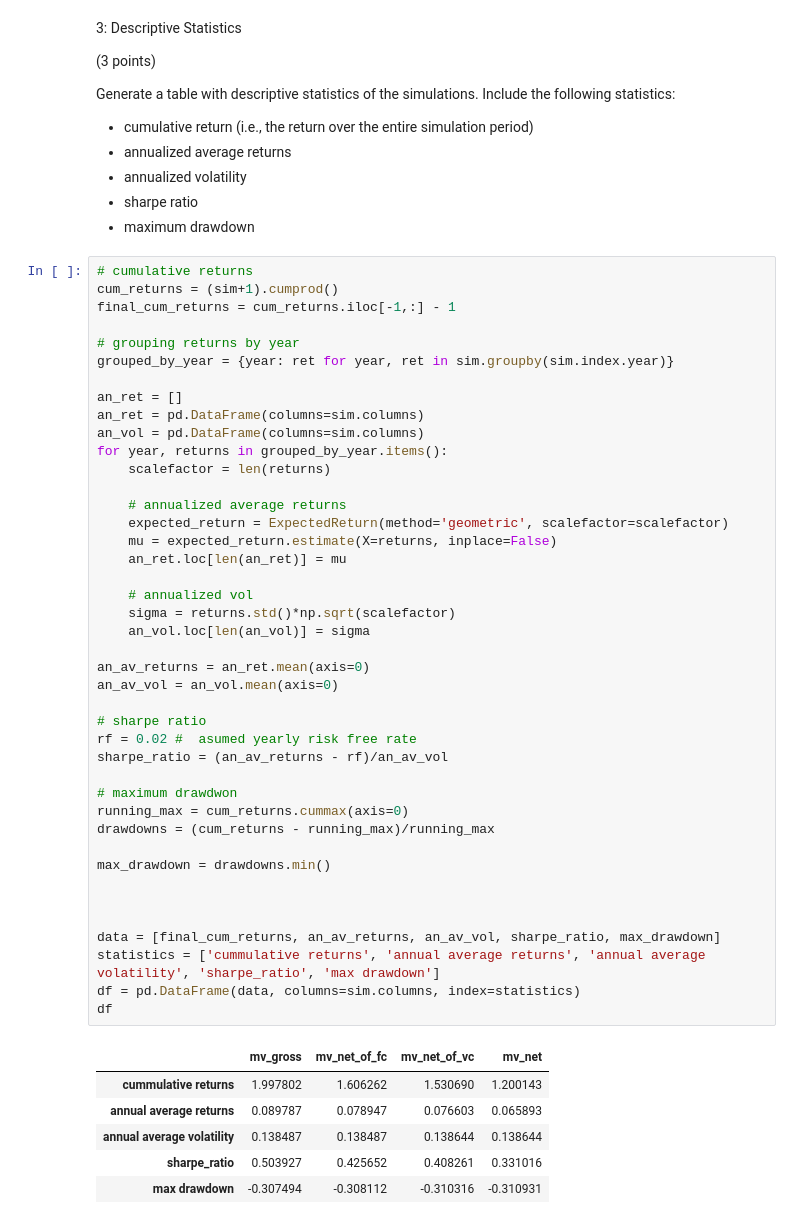
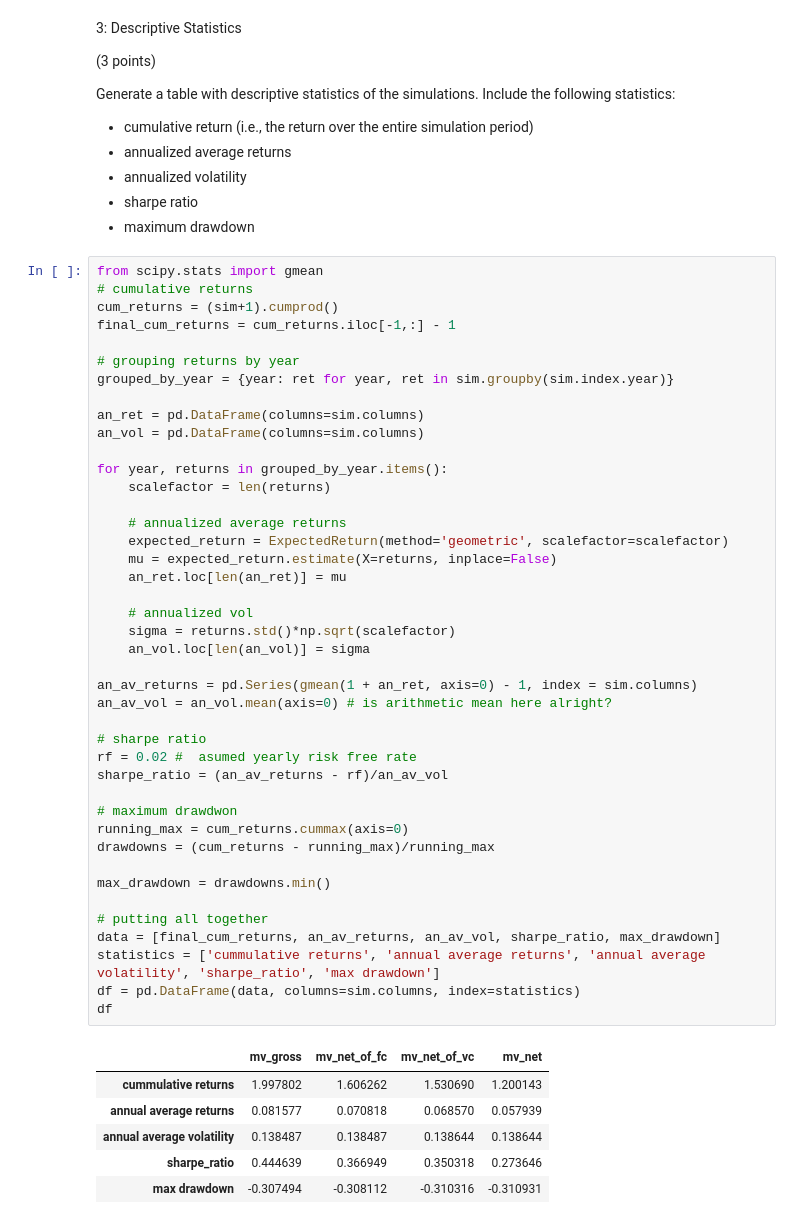
Before and after one commit to N-Kelly/qpmwp-course, a Jupyter notebook: assignments/assignment_3.ipynb, the cells around one changed output. Drawn from its saved outputs; the diff is of its cells as text.

```diff
--- a/assignments/assignment_3.ipynb
+++ b/assignments/assignment_3.ipynb
@@ -285,6 +285,7 @@ Generate a table with descriptive statistics of the simulations. Include the fol
 - sharpe ratio
 - maximum drawdown
 # %%
+from scipy.stats import gmean
 # cumulative returns
 cum_returns = (sim+1).cumprod()
 final_cum_returns = cum_returns.iloc[-1,:] - 1
@@ -292,44 +293,43 @@ final_cum_returns = cum_returns.iloc[-1,:] - 1
 # grouping returns by year
 grouped_by_year = {year: ret for year, ret in sim.groupby(sim.index.year)}
 
-an_ret = []
 an_ret = pd.DataFrame(columns=sim.columns)
 an_vol = pd.DataFrame(columns=sim.columns)
+
 for year, returns in grouped_by_year.items():
     scalefactor = len(returns)
 
     # annualized average returns
     expected_return = ExpectedReturn(method='geometric', scalefactor=scalefactor)
     mu = expected_return.estimate(X=returns, inplace=False)
     an_ret.loc[len(an_ret)] = mu
 
     # annualized vol
     sigma = returns.std()*np.sqrt(scalefactor)
     an_vol.loc[len(an_vol)] = sigma
 
-an_av_returns = an_ret.mean(axis=0)
-an_av_vol = an_vol.mean(axis=0)
+an_av_returns = pd.Series(gmean(1 + an_ret, axis=0) - 1, index = sim.columns)
+an_av_vol = an_vol.mean(axis=0) # is arithmetic mean here alright?
 
 # sharpe ratio
 rf = 0.02 #  asumed yearly risk free rate
 sharpe_ratio = (an_av_returns - rf)/an_av_vol
 
 # maximum drawdwon
 running_max = cum_returns.cummax(axis=0)
 drawdowns = (cum_returns - running_max)/running_max
 
 max_drawdown = drawdowns.min()
 
-
-
+# putting all together
 data = [final_cum_returns, an_av_returns, an_av_vol, sharpe_ratio, max_drawdown]
 statistics = ['cummulative returns', 'annual average returns', 'annual average volatility', 'sharpe_ratio', 'max drawdown']
 df = pd.DataFrame(data, columns=sim.columns, index=statistics)
 df
 # %% [output]
 |  | mv_gross | mv_net_of_fc | mv_net_of_vc | mv_net |
 | cummulative returns | 1.997802 | 1.606262 | 1.530690 | 1.200143 |
-| annual average returns | 0.089787 | 0.078947 | 0.076603 | 0.065893 |
+| annual average returns | 0.081577 | 0.070818 | 0.068570 | 0.057939 |
 | annual average volatility | 0.138487 | 0.138487 | 0.138644 | 0.138644 |
-| sharpe_ratio | 0.503927 | 0.425652 | 0.408261 | 0.331016 |
+| sharpe_ratio | 0.444639 | 0.366949 | 0.350318 | 0.273646 |
 | max drawdown | -0.307494 | -0.308112 | -0.310316 | -0.310931 |
```
